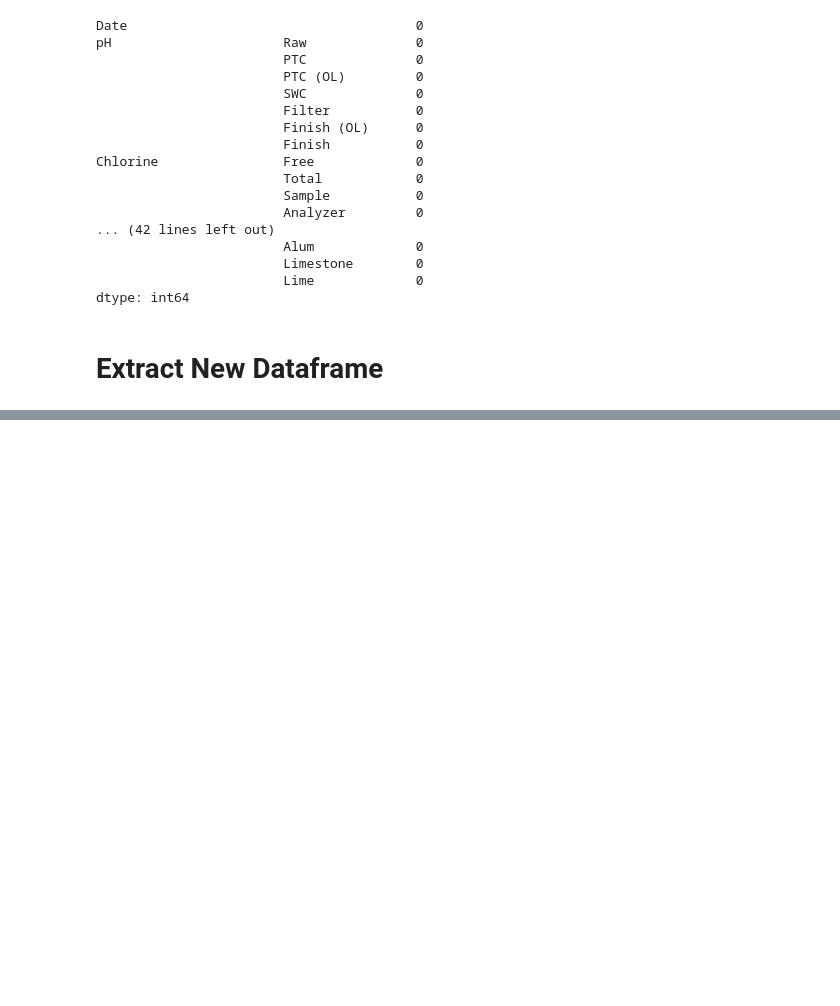
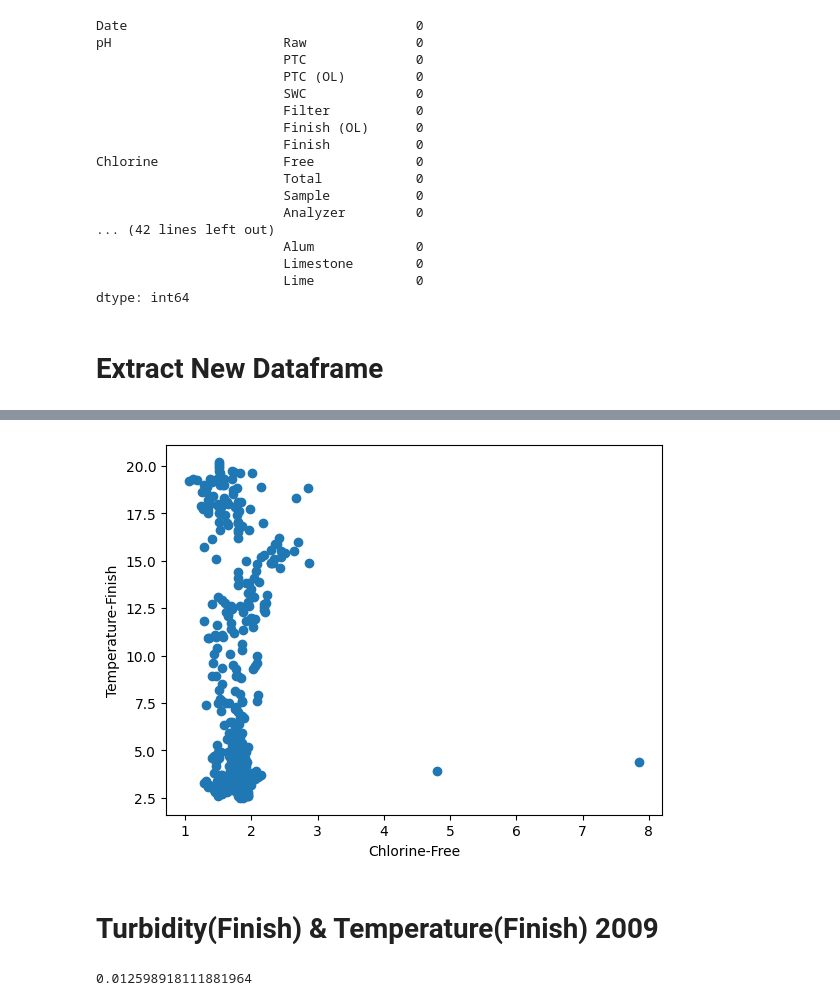
Before and after one commit to dinaomidvartehrani/Water-Treatment-Plant-WTP-Analysis, a Jupyter notebook: team/Dina/Processing.ipynb, the cells around one changed output, grey strips where cells are left out. Cells and saved outputs as stored; diff of their text form; code cells hidden in the pictures; blank space fills up the shorter version.

```diff
--- a/team/Dina/Processing.ipynb
+++ b/team/Dina/Processing.ipynb
@@ -2105,0 +2115,11 @@ AssertionError: ignored
+# %%
+import matplotlib.pyplot as plt
+
+plt.scatter(new_2009[('Chlorine', 'Free')], new_2009[('Temperature','Finish')])
+plt.xlabel('Chlorine-Free')
+plt.ylabel('Temperature-Finish')
+plt.show()
+# %% [output]
+[figure, added]
+# %% [markdown]
+# Turbidity(Finish) & Temperature(Finish) 2009
@@ -2105,0 +2128,4 @@ AssertionError: ignored
+# %%
+print(correlation_coefficient)
+# %% [output]
+0.012598918111881964
```
Also changed, not shown: parts of 316 cells of this notebook.
